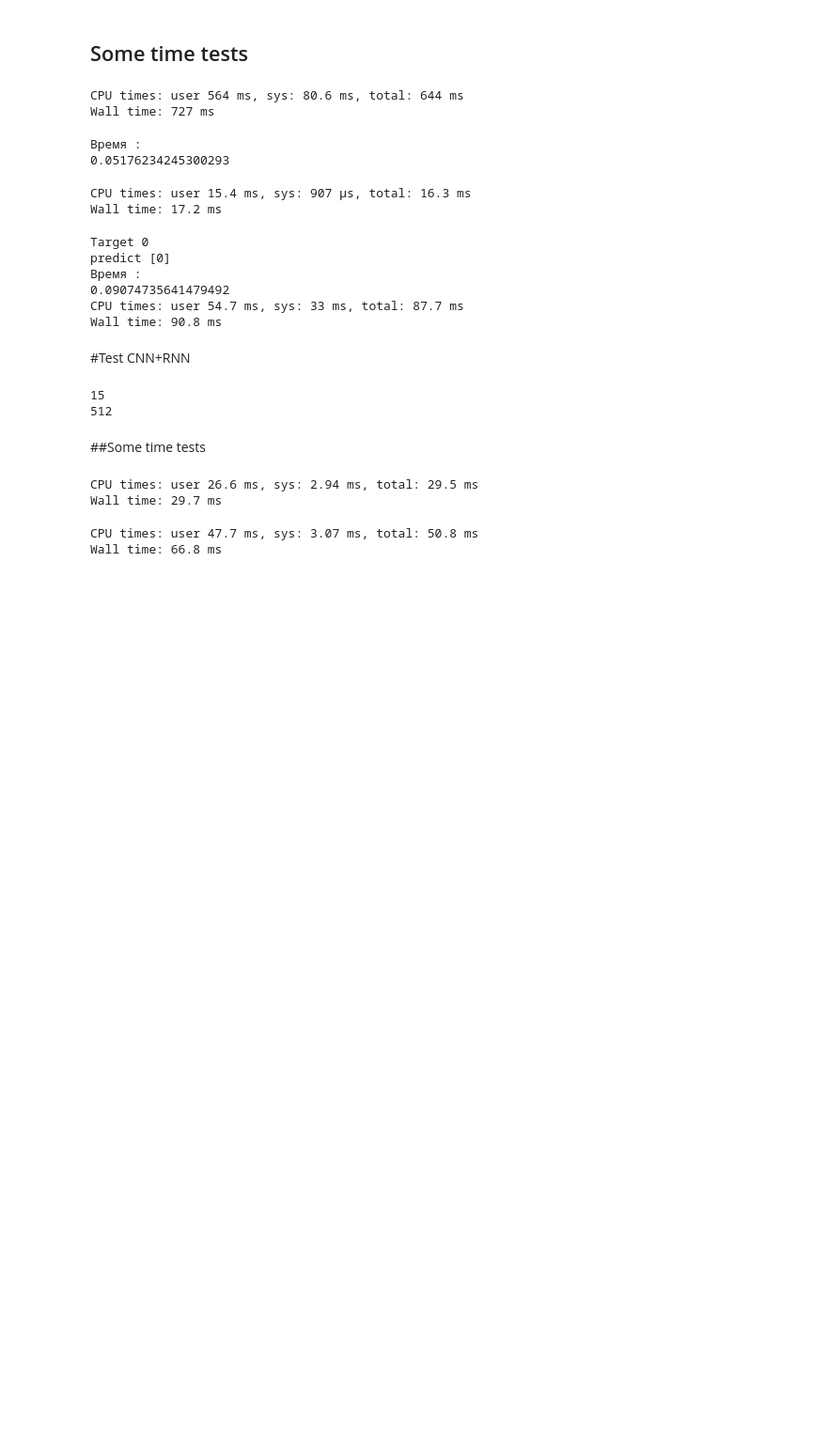
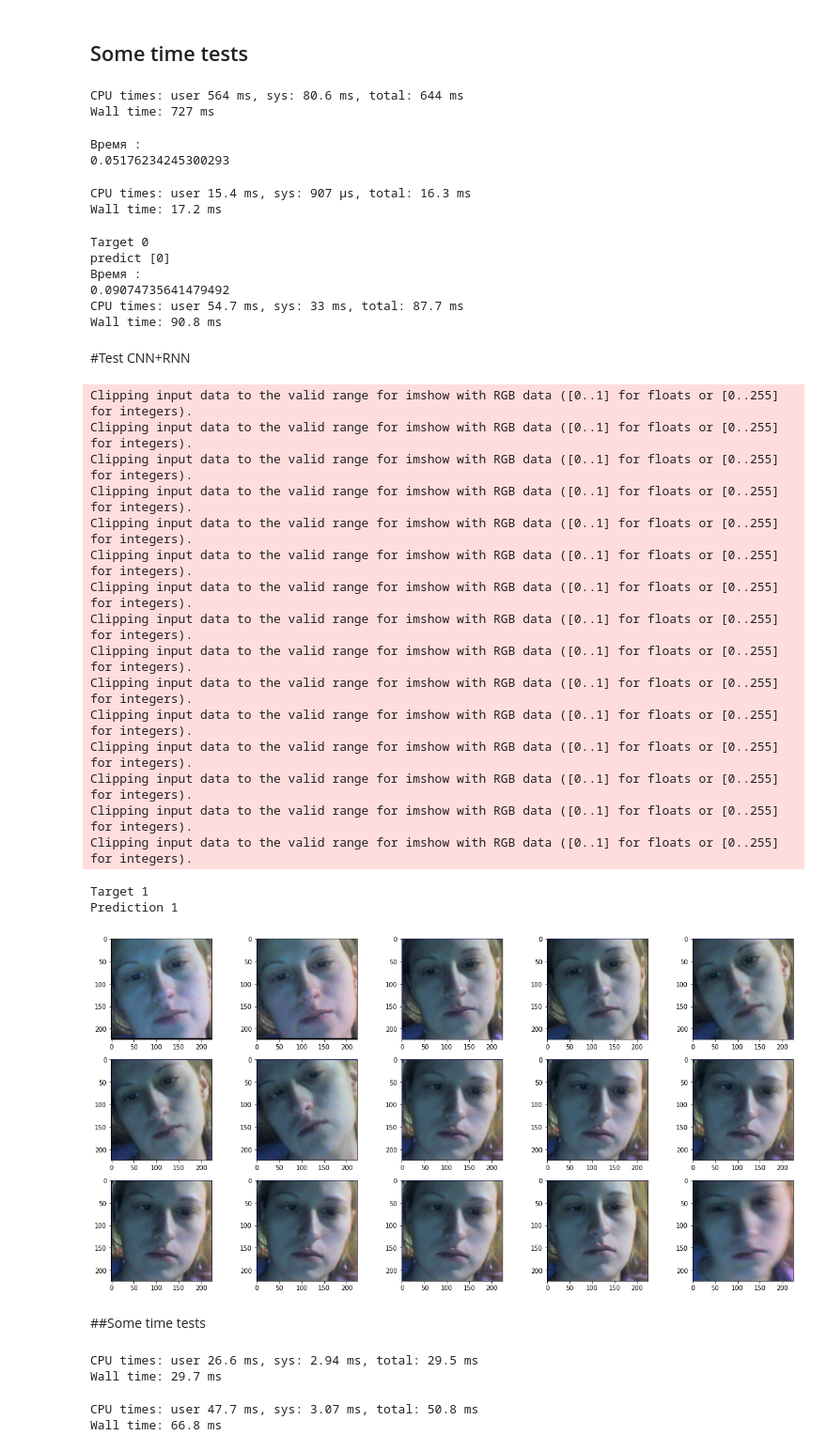
Before and after one commit to orus-kade/pytorch_fatigue_classification, a Jupyter notebook: demo_network_testing.ipynb, the cells around one changed output. Shown at 94% size. Saved outputs shown, nothing was run; the diff lists cells and outputs as text; code cells hidden in the pictures; blank space fills up the shorter version.

```diff
--- a/demo_network_testing.ipynb
+++ b/demo_network_testing.ipynb
@@ -14,6 +16,6 @@ from PIL import Image
 # %%
-# dir_path = '/content/drive/My Drive/fatigue/faces/no_dataset_faces'
-dir_path = '/content/drive/My Drive/fatigue/faces/val_data_second_minute/1_fatigue/01'
+dir_path = '/content/drive/My Drive/fatigue/faces/no_dataset_faces'
+# dir_path = '/content/drive/My Drive/fatigue/faces/val_data_second_minute/1_fatigue/01'
 target = 1
 device = torch.device("cuda:0" if torch.cuda.is_available() else "cpu")
 # %% [markdown]
@@ -105,10 +107,10 @@ class MyLSTM(nn.Module):
         next_logp = F.log_softmax(next_logits, dim=-1)
         return next_logp
 
-    def predict_tags(self, sqns):
+    def predict_class(self, sqns):
         with torch.no_grad():
             tags_pred = model(sqns).numpy()
-            tags_pred = np.argmax(tags_pred, axis=1)
+            tags_pred = np.argmax(tags_pred[0][-1], axis=0)
         return tags_pred
 
 
@@ -139,7 +141,7 @@ def load_models_CNN_and_RNN(resnet_name, model_name, model_path, device):
   model = MyLSTM(2, len_sq, rnn_num_units)
   model.load_state_dict(torch.load(model_path))
   model.eval()
-  model.to(device)
+  # model.to(device)
 
   return resnet, model
 
@@ -192,11 +194,15 @@ def data_for_lstm(features):
   arr = []
   for f in features:
     arr.append(f)
-  return arr
+  data = torch.tensor(arr, dtype=torch.float)
+  data = data.unsqueeze(0)
+  return data
 
 def predict_cnn_and_rnn(model, resnet, clip, device):
   features =  feature_extraction(resnet, clip, device)
   data = data_for_lstm(features)
+  pred = model.predict_class(data)
+  return pred
 # %% [markdown]
 #Test CNN
 # %%
@@ -283,17 +269,35 @@ Wall time: 90.8 ms
 # %%
 resnet_name = 'resnet_18'
 model_name = 'lstm_128'
 model_path = '/content/drive/My Drive/fatigue/results/3rd resnet50 pretrained feature extraction/lstm_128_hidden/model_best_hidden_128_reatures_512_resnet18.pth'
 
 resnet, model = load_models_CNN_and_RNN(resnet_name, model_name, model_path, device)
 # print(resnet)
 # print(model)
 clip_data = load_data_for_resnet_from_dir(dir_path)
-# show_clip_frames_CNN(clip_data)
-dd  = feature_extraction(resnet, clip_data, device)
+show_clip_frames_CNN(clip_data)
+print('Target {}'.format(target))
+pred = predict_cnn_and_rnn(model, resnet, clip_data, device)
+print('Prediction {}'.format(pred))
 # %% [output]
-15
-512
+Clipping input data to the valid range for imshow with RGB data ([0..1] for floats or [0..255] for integers).
+Clipping input data to the valid range for imshow with RGB data ([0..1] for floats or [0..255] for integers).
+Clipping input data to the valid range for imshow with RGB data ([0..1] for floats or [0..255] for integers).
+Clipping input data to the valid range for imshow with RGB data ([0..1] for floats or [0..255] for integers).
+Clipping input data to the valid range for imshow with RGB data ([0..1] for floats or [0..255] for integers).
+Clipping input data to the valid range for imshow with RGB data ([0..1] for floats or [0..255] for integers).
+Clipping input data to the valid range for imshow with RGB data ([0..1] for floats or [0..255] for integers).
+Clipping input data to the valid range for imshow with RGB data ([0..1] for floats or [0..255] for integers).
+Clipping input data to the valid range for imshow with RGB data ([0..1] for floats or [0..255] for integers).
+Clipping input data to the valid range for imshow with RGB data ([0..1] for floats or [0..255] for integers).
+Clipping input data to the valid range for imshow with RGB data ([0..1] for floats or [0..255] for integers).
+Clipping input data to the valid range for imshow with RGB data ([0..1] for floats or [0..255] for integers).
+Clipping input data to the valid range for imshow with RGB data ([0..1] for floats or [0..255] for integers).
+Clipping input data to the valid range for imshow with RGB data ([0..1] for floats or [0..255] for integers).
+Clipping input data to the valid range for imshow with RGB data ([0..1] for floats or [0..255] for integers).
+Target 1
+Prediction 1
+[figure, added]
 # %% [markdown]
 ##Some time tests
 # %%
```
Also changed, not shown: parts of 2 cells of this notebook.
